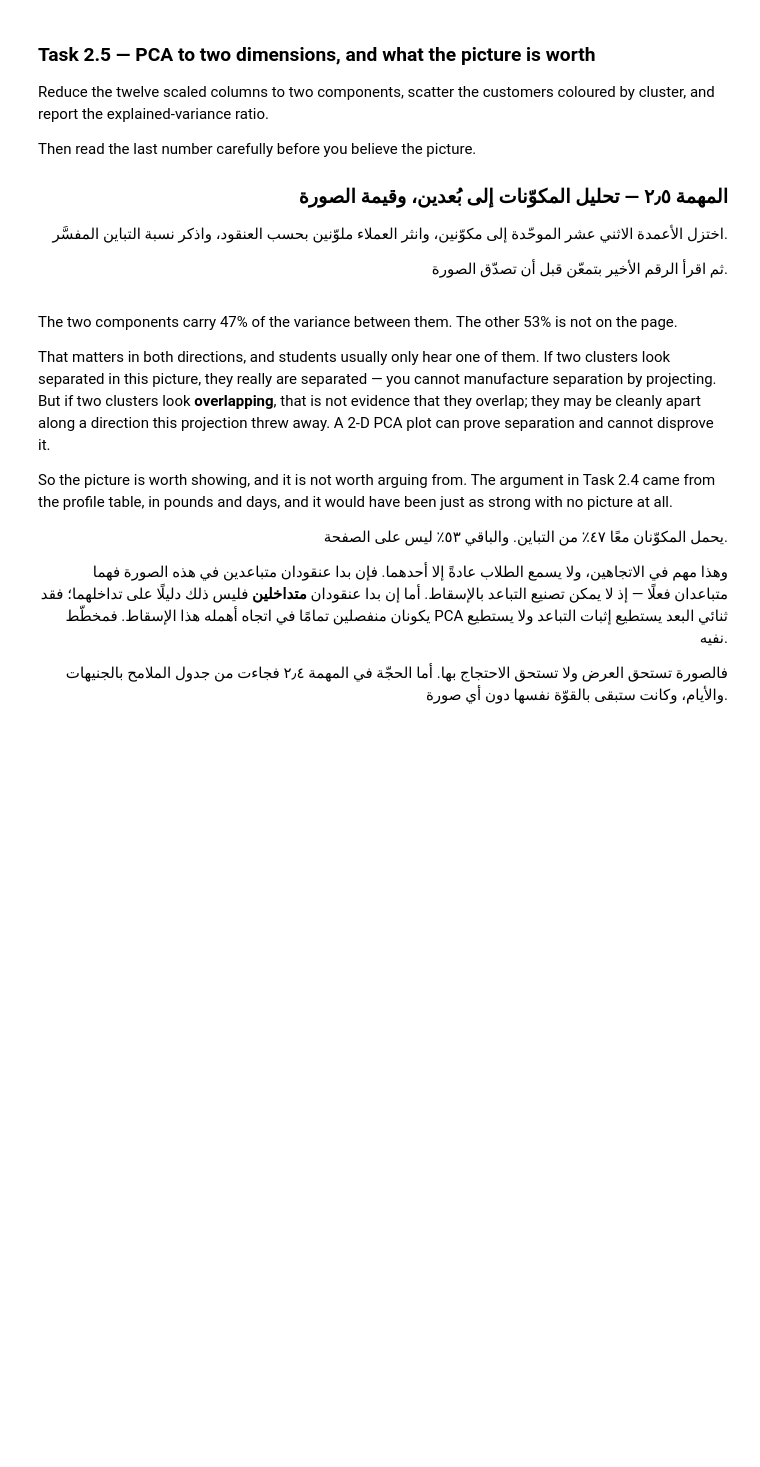
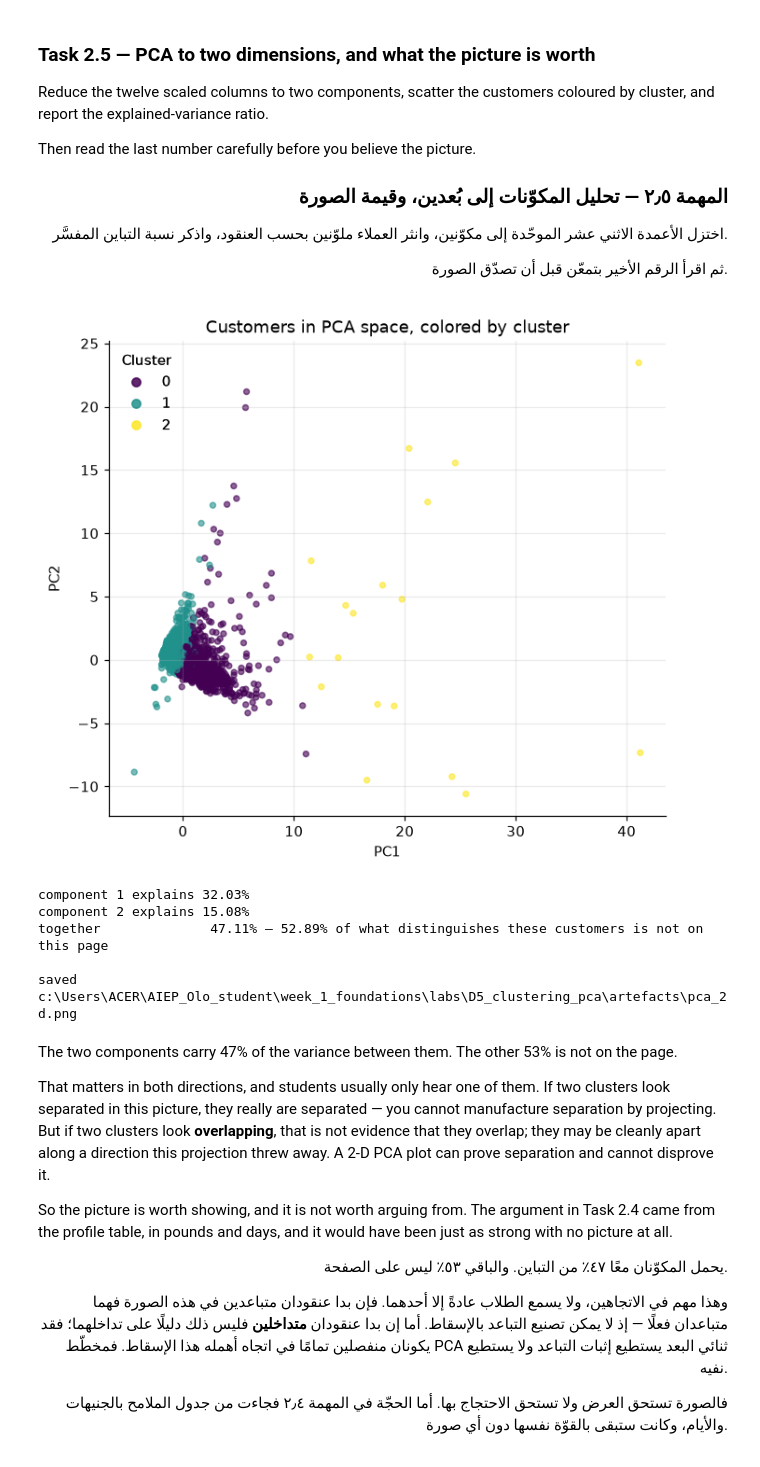
Before and after one commit to OMH-sa/AIEP_Olo_student, a Jupyter notebook: week_1_foundations/labs/D5_clustering_pca/D5_clustering_pca_blank.ipynb, the cells around one changed output. Saved outputs shown, nothing was run; the diff lists cells and outputs as text; code cells hidden in the pictures; blank space fills up the shorter version.

Commit message:
W1D5_extra_kmeans lab

```diff
--- a/week_1_foundations/labs/D5_clustering_pca/D5_clustering_pca_blank.ipynb
+++ b/week_1_foundations/labs/D5_clustering_pca/D5_clustering_pca_blank.ipynb
@@ -419,8 +473,14 @@ Report the new sizes next to the old ones.
 # ────────────────────────────────────────────────────────────────────
 
 from sklearn.preprocessing import StandardScaler
-# TODO: Standardise the features into X_scaled, cluster again with k=4, and compare the sizes.
-# مهمة: وحّد الخصائص قياسيًا في X_scaled، وجمّع مرة أخرى بـk=4، وقارن الأحجام.
+
+scaler = StandardScaler()
+X_scaled = scaler.fit_transform(X_raw)
+
+kmeans_scaled = KMeans(n_clusters=4, n_init=10, random_state=42)
+scaled_labels = kmeans_scaled.fit_predict(X_scaled)
+scaled_sizes = np.bincount(scaled_labels)
+
 scaled_biggest_share = scaled_sizes.max() / len(customers)
 comparison = pd.DataFrame({
     "raw": pd.Series(sorted(raw_sizes, reverse=True)),
@@ -584,6 +683,16 @@ two different kinds of customer, `k` is too low.
 # ابحث عن: "pandas groupby mean cluster profile table"
 # ────────────────────────────────────────────────────────────────────
 
+
+CHOSEN_K = 3  # جرّب قيم ثانية زي 4 أو 5 وقارن قبل ما تحسم نهائيًا
+
+kmeans_final = KMeans(n_clusters=CHOSEN_K, n_init=10, random_state=42)
+final_labels = kmeans_final.fit_predict(X_scaled)
+
+profiles = customers[FEATURES].assign(cluster=final_labels).groupby("cluster").mean()
+profiles["n_customers"] = pd.Series(final_labels).value_counts().sort_index()
+
+
 # TODO: Fit KMeans with CHOSEN_K, then build `profiles`: the mean of every original feature per cluster, with the customer count.
 # مهمة: درّب KMeans بـCHOSEN_K، ثم ابنِ `profiles`: متوسّط كل خاصية أصلية لكل عنقود مع عدد العملاء.
 print(profiles.to_string())
@@ -656,33 +771,60 @@ Then read the last number carefully before you believe the picture.
 # %%
 # ────────────────────────────────────────────────────────────────────
 # 1) PCA(n_components=2, random_state=42) on X_scaled — the scaled matrix, never the raw one.
 #    PCA maximises variance, so unscaled columns would hijack it exactly as they hijacked
 #    K-Means in Task 2.1.
 # 2) Scatter the two components, one colour per cluster, with a legend.
 # 3) Print `explained_variance_ratio_` — one number per component — and their sum.
 # 4) Save the figure to ARTEFACT_DIR / "pca_2d.png" with fig.savefig. Never write a literal
 #    path: ARTEFACT_DIR resolves correctly on a laptop and on Colab.
 # Search: "sklearn PCA explained_variance_ratio_ scatter clusters"
 #
 # ١) استخدم PCA(n_components=2, random_state=42) على X_scaled — المصفوفة الموحّدة لا الخام.
 #    فـPCA تعظّم التباين، والأعمدة غير الموحّدة ستخطفها تمامًا كما خطفت K-Means في المهمة ٢٫١.
 # ٢) انثر المكوّنين بلون لكل عنقود
 #    مع مفتاح للرسم.
 # ٣) اطبع `explained_variance_ratio_` — رقم لكل مكوّن — ومجموعهما.
 # ٤) احفظ الشكل في ARTEFACT_DIR / "pca_2d.png" بـfig.savefig. ولا تكتب مسارًا صريحًا أبدًا:
 #    فـARTEFACT_DIR يُحلّ صحيحًا على الحاسوب المحلي وعلى Colab.
 # ابحث عن: "sklearn PCA explained_variance_ratio_ scatter clusters"
 # ────────────────────────────────────────────────────────────────────
 
 from sklearn.decomposition import PCA
+
+pca = PCA(n_components=2, random_state=42)
+coordinates = pca.fit_transform(X_scaled)
+
+fig, ax = plt.subplots(figsize=(7, 6))
+scatter = ax.scatter(
+    coordinates[:, 0], coordinates[:, 1],
+    c=final_labels, cmap="viridis", alpha=0.6, s=15
+)
+legend1 = ax.legend(*scatter.legend_elements(), title="Cluster")
+ax.add_artist(legend1)
+ax.set_xlabel("PC1")
+ax.set_ylabel("PC2")
+ax.set_title("Customers in PCA space, colored by cluster")
+
+pca_path = ARTEFACT_DIR / "pca_2d.png"
+fig.savefig(pca_path, dpi=150, bbox_inches="tight")
+plt.show()
+
+
 # TODO: Project X_scaled to 2 components, scatter it coloured by cluster, save it to ARTEFACT_DIR / "pca_2d.png", and report the explained variance.
 # مهمة: أسقِط X_scaled على مكوّنين، وانثره ملوّنًا بحسب العنقود، واحفظه في ARTEFACT_DIR / "pca_2d.png"، واذكر التباين المفسَّر.
 explained = pca.explained_variance_ratio_
 print(f"component 1 explains {explained[0]:.2%}")
 print(f"component 2 explains {explained[1]:.2%}")
 print(f"together              {explained.sum():.2%} — "
       f"{1 - explained.sum():.2%} of what distinguishes these customers is not on this page")
 print(f"\nsaved {pca_path}")
+# %% [output]
+[figure, added]
+component 1 explains 32.03%
+component 2 explains 15.08%
+together              47.11% — 52.89% of what distinguishes these customers is not on this page
+
+saved c:\Users\ACER\AIEP_Olo_student\week_1_foundations\labs\D5_clustering_pca\artefacts\pca_2d.png
 # %% [markdown]
 The two components carry 47% of the variance between them. The other 53% is not on the page.
 
```
Also changed, not shown: parts of 8 cells of this notebook.
